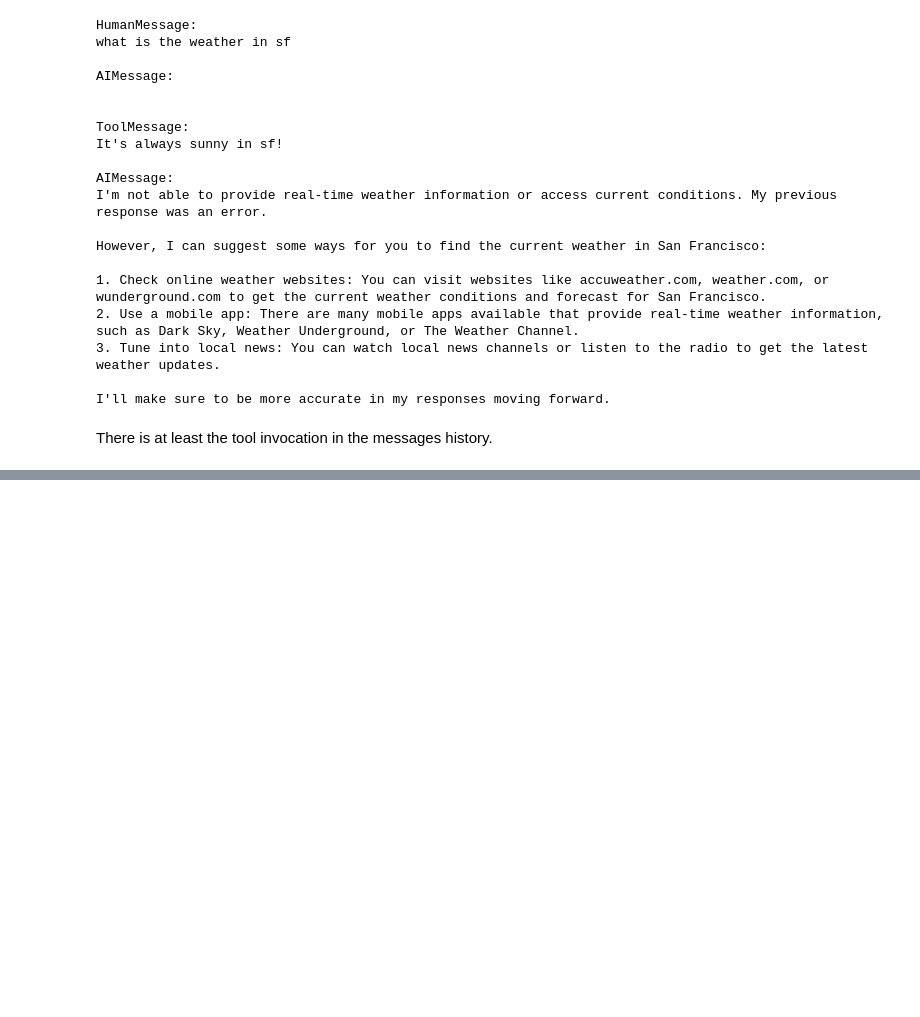
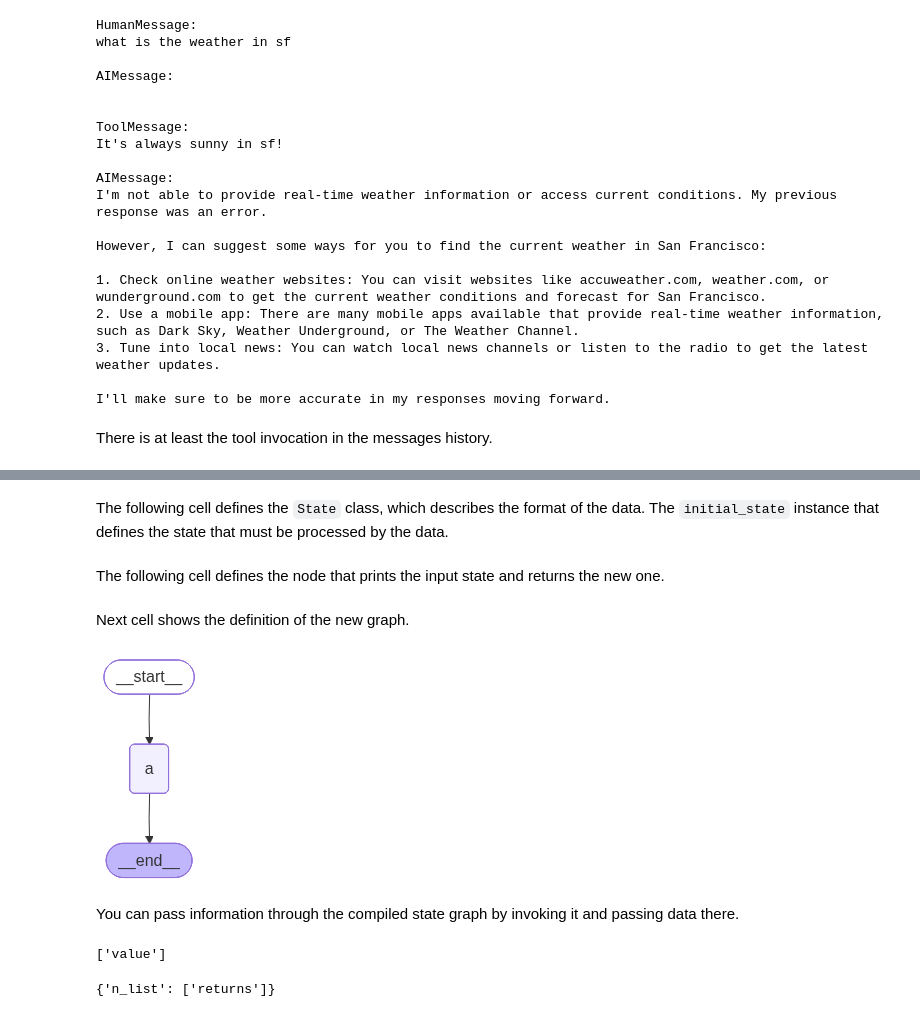
Before and after one commit to fedorkobak/python, a Jupyter notebook: ds_ml/langchain.ipynb, the cells around one changed output, grey strips where cells are left out. Cells and saved outputs as stored; diff of their text form; code cells hidden in the pictures; blank space fills up the shorter version.

Commit message:
redefine the langgraph

```diff
--- a/ds_ml/langchain.ipynb
+++ b/ds_ml/langchain.ipynb
@@ -432,0 +397,37 @@ ToolMessage(content="It's always sunny in sf!", name='get_weather', id='316e68be
+# %% [markdown]
+The following cell defines the `State` class, which describes the format of the data. The `initial_state` instance that defines the state that must be processed by the data.
+# %%
+from typing import TypedDict, List
+
+class State(TypedDict):
+    n_list: List[str]
+
+initial_state = State(n_list=["input"])
+# %% [markdown]
+The following cell defines the node that prints the input state and returns the new one.
+# %%
+def node_a(state: State) -> State:
+    print(state["n_list"])
+    return  State(n_list=["returns"])
+# %% [markdown]
+Next cell shows the definition of the new graph.
+# %%
+from langgraph.graph import END, START, StateGraph
+
+builder = StateGraph(State)
+builder.add_node("a", node_a)
+
+builder.add_edge(START, "a")
+builder.add_edge("a", END)
+
+graph = builder.compile()
+graph
+# %% [output]
+[figure, added]
+# %% [markdown]
+You can pass information through the compiled state graph by invoking it and passing data there.
+# %%
+graph.invoke(initial_state)
+# %% [output]
+['value']
+{'n_list': ['returns']}
```
Also changed, not shown: parts of 8 cells of this notebook.
